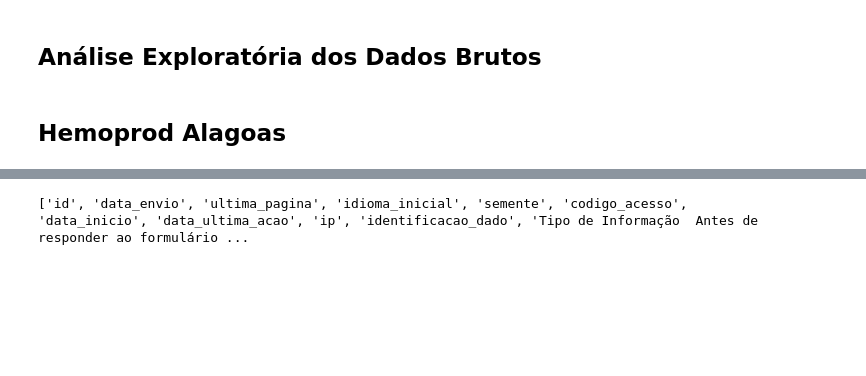
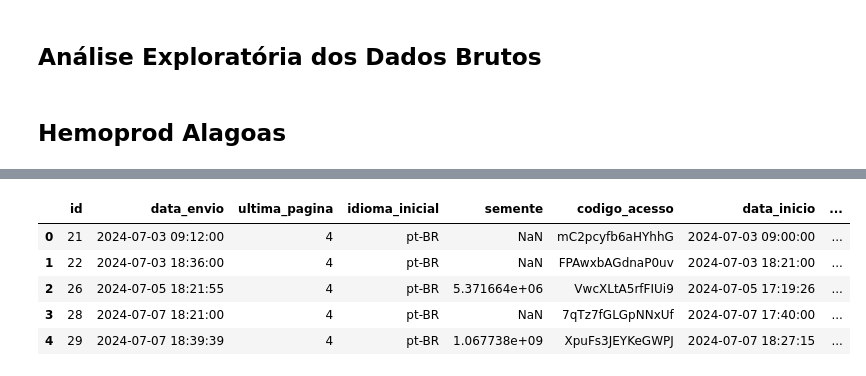
Before and after one commit to VictorVirgolino/hemodata, a Jupyter notebook: analise_dados_brutos.ipynb, the cells around one changed output, grey strips where cells are left out. Saved outputs shown, nothing was run; the diff lists cells and outputs as text; code cells hidden in the pictures; blank space fills up the shorter version.

```diff
--- a/analise_dados_brutos.ipynb
+++ b/analise_dados_brutos.ipynb
@@ -55,5 +117,10 @@ HEMOPROD_3 - Observações
 dtype: int64
-# %%
-print(hemoprod_al.columns.to_list())
-# %% [output]
-['id', 'data_envio', 'ultima_pagina', 'idioma_inicial', 'semente', 'codigo_acesso', 'data_inicio', 'data_ultima_acao', 'ip', 'identificacao_dado', 'Tipo de Informação  Antes de responder ao formulário ...
+# %%
+hemoprod_al.head()
+# %% [output]
+|  | id | data_envio | ultima_pagina | idioma_inicial | semente | codigo_acesso | data_inicio | ... |
+| 0 | 21 | 2024-07-03 09:12:00 | 4 | pt-BR | NaN | mC2pcyfb6aHYhhG | 2024-07-03 09:00:00 | ... |
+| 1 | 22 | 2024-07-03 18:36:00 | 4 | pt-BR | NaN | FPAwxbAGdnaP0uv | 2024-07-03 18:21:00 | ... |
+| 2 | 26 | 2024-07-05 18:21:55 | 4 | pt-BR | 5.371664e+06 | VwcXLtA5rfFIUi9 | 2024-07-05 17:19:26 | ... |
+| 3 | 28 | 2024-07-07 18:21:00 | 4 | pt-BR | NaN | 7qTz7fGLGpNNxUf | 2024-07-07 17:40:00 | ... |
+| 4 | 29 | 2024-07-07 18:39:39 | 4 | pt-BR | 1.067738e+09 | XpuFs3JEYKeGWPJ | 2024-07-07 18:27:15 | ... |
```
Also changed, not shown: parts of 14 cells of this notebook, 6 other files.
